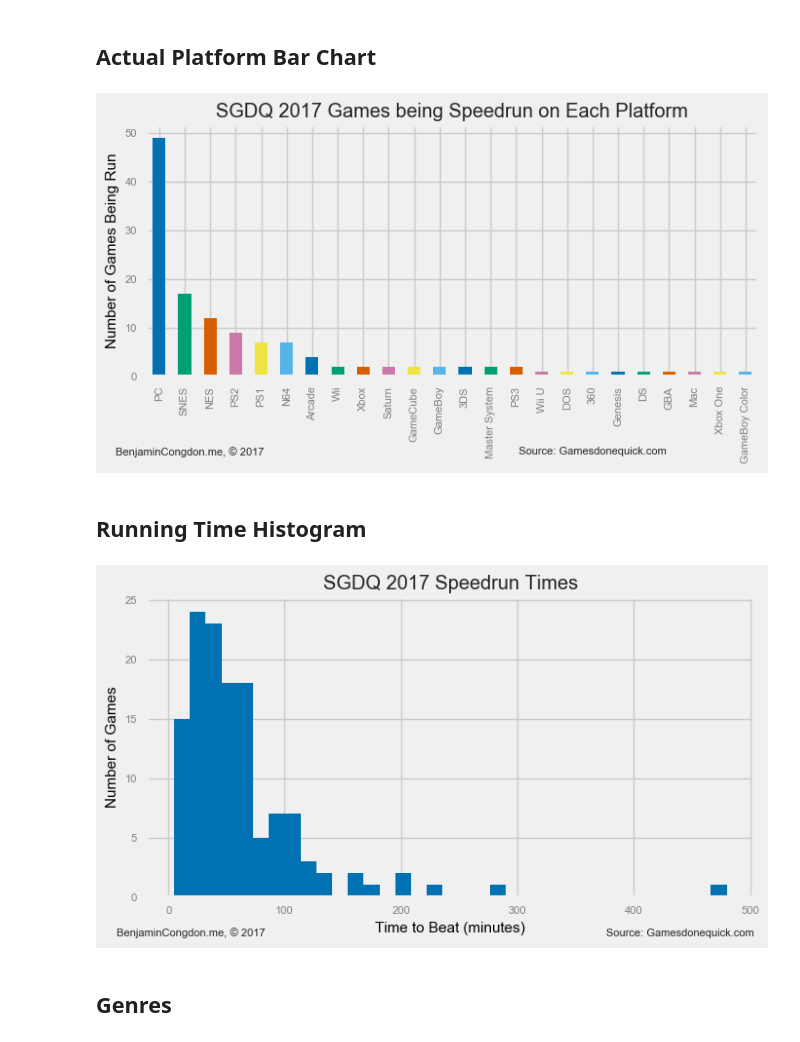
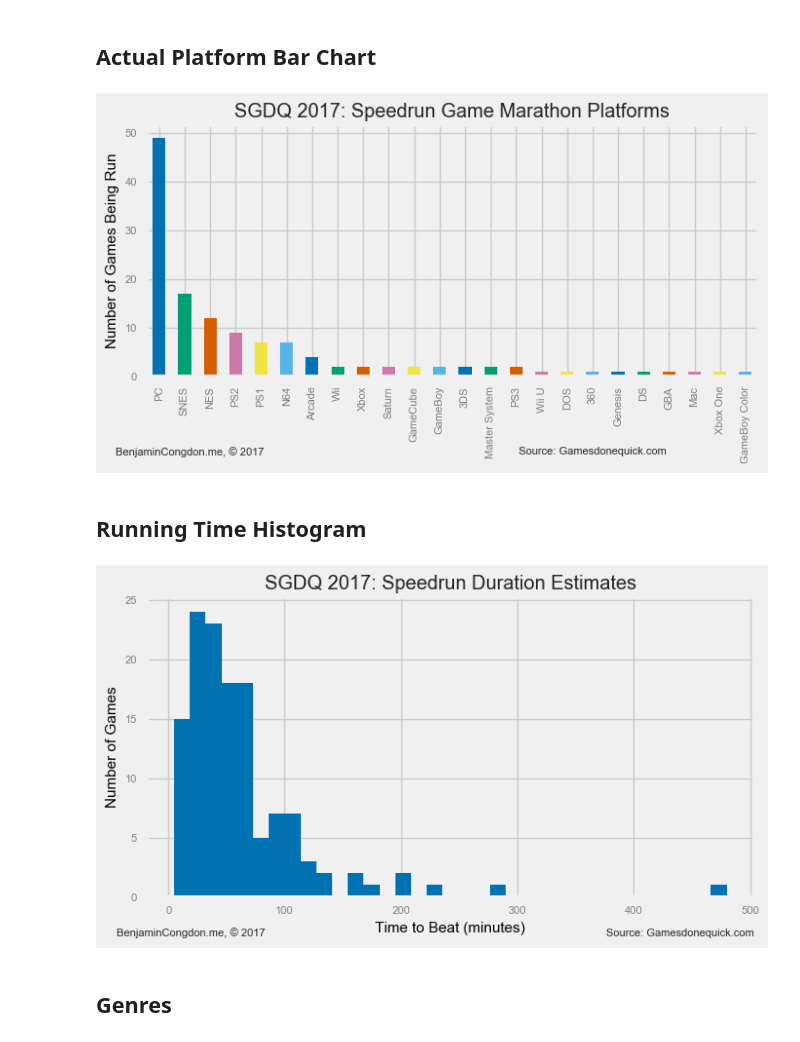
Before and after one commit to bcongdon/sgdq-2017-schedule-analysis, a Jupyter notebook: SGDQ-2017-Schedule-Analysis.ipynb, the cells around one changed output. Saved outputs shown, nothing was run; the diff lists cells and outputs as text; code cells hidden in the pictures.

```diff
--- a/SGDQ-2017-Schedule-Analysis.ipynb
+++ b/SGDQ-2017-Schedule-Analysis.ipynb
@@ -264,25 +258,25 @@ ax.text(-.05, -0.3, ATTRIBUTION,
      verticalalignment='center',
      transform = ax.transAxes,
      fontsize=8)
-plt.title("{} {} Games being Speedrun on Each Platform".format(EVENT_SHORTHAND, EVENT_YEAR))
+plt.title("{} {}: Speedrun Game Marathon Platforms".format(EVENT_SHORTHAND, EVENT_YEAR))
 save_renders('platforms_run')
 # %% [output]
-[figure, old version]
+[figure, new version]
 # %% [markdown]
 ## Running Time Histogram
 # %%
 figure = plt.figure(figsize=(720/100, 475/100), dpi=100)
 
 ax = game_frame['minutes'].hist(bins=35, color=sns.color_palette('colorblind', 25)[0])
 ax.yaxis.set_ticks_position('left')
 ax.xaxis.set_ticks_position('bottom')
 plt.xlabel("Time to Beat (minutes)", fontsize=11)
 plt.ylabel("Number of Games", fontsize=11)
-plt.title("{} {} Speedrun Times".format(EVENT_SHORTHAND, EVENT_YEAR))
+plt.title("{} {}: Speedrun Duration Estimates".format(EVENT_SHORTHAND, EVENT_YEAR))
 add_info(ax, 1, -0.12, -.05, -0.12, 'Source: Gamesdonequick.com')
 save_renders('time_to_run_histogram')
 # %% [output]
-[figure, old version]
+[figure, new version]
 # %% [markdown]
 ## Genres
 # %%
```
Also changed, not shown: parts of 7 cells of this notebook, 16 other files.
